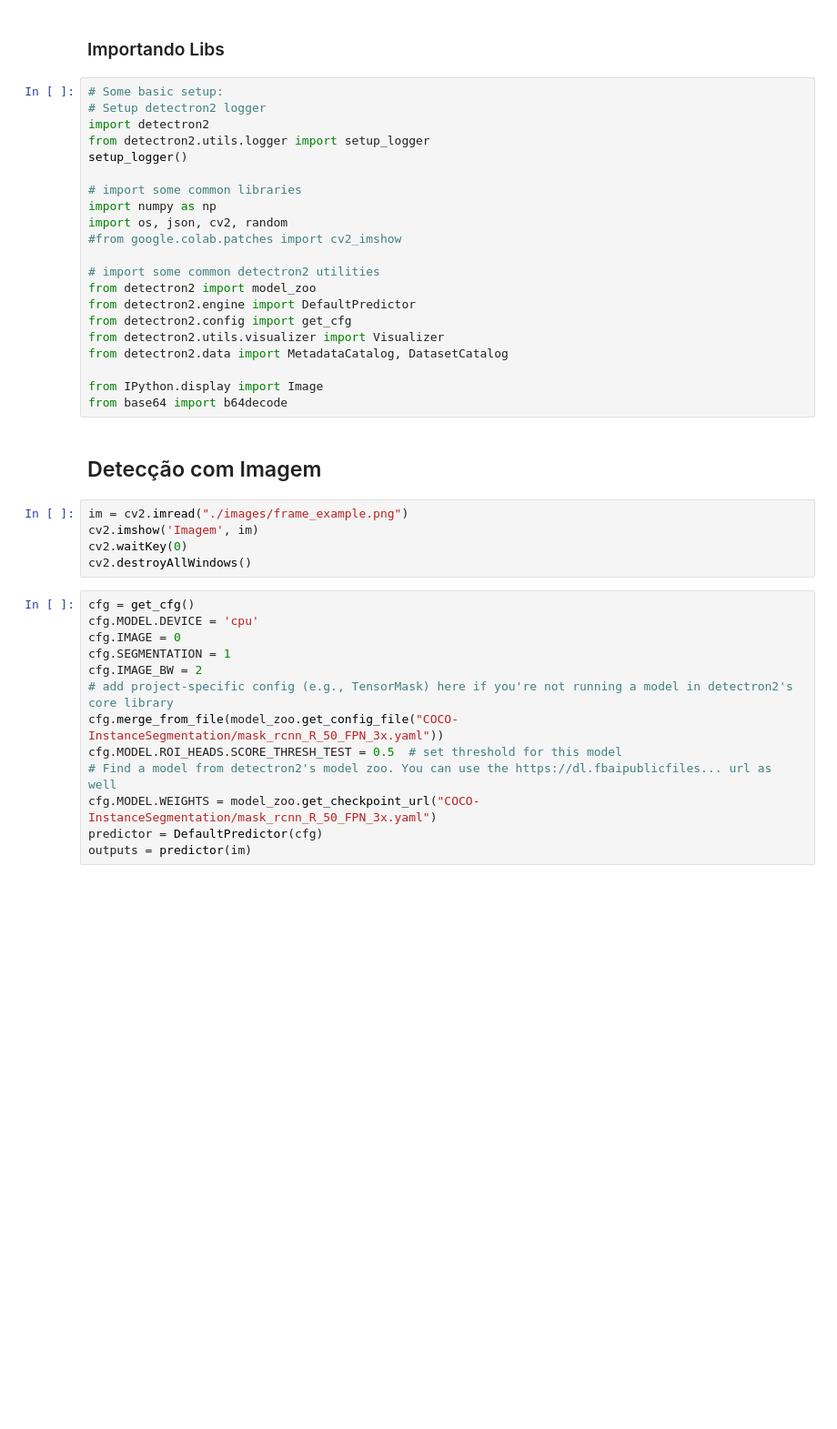
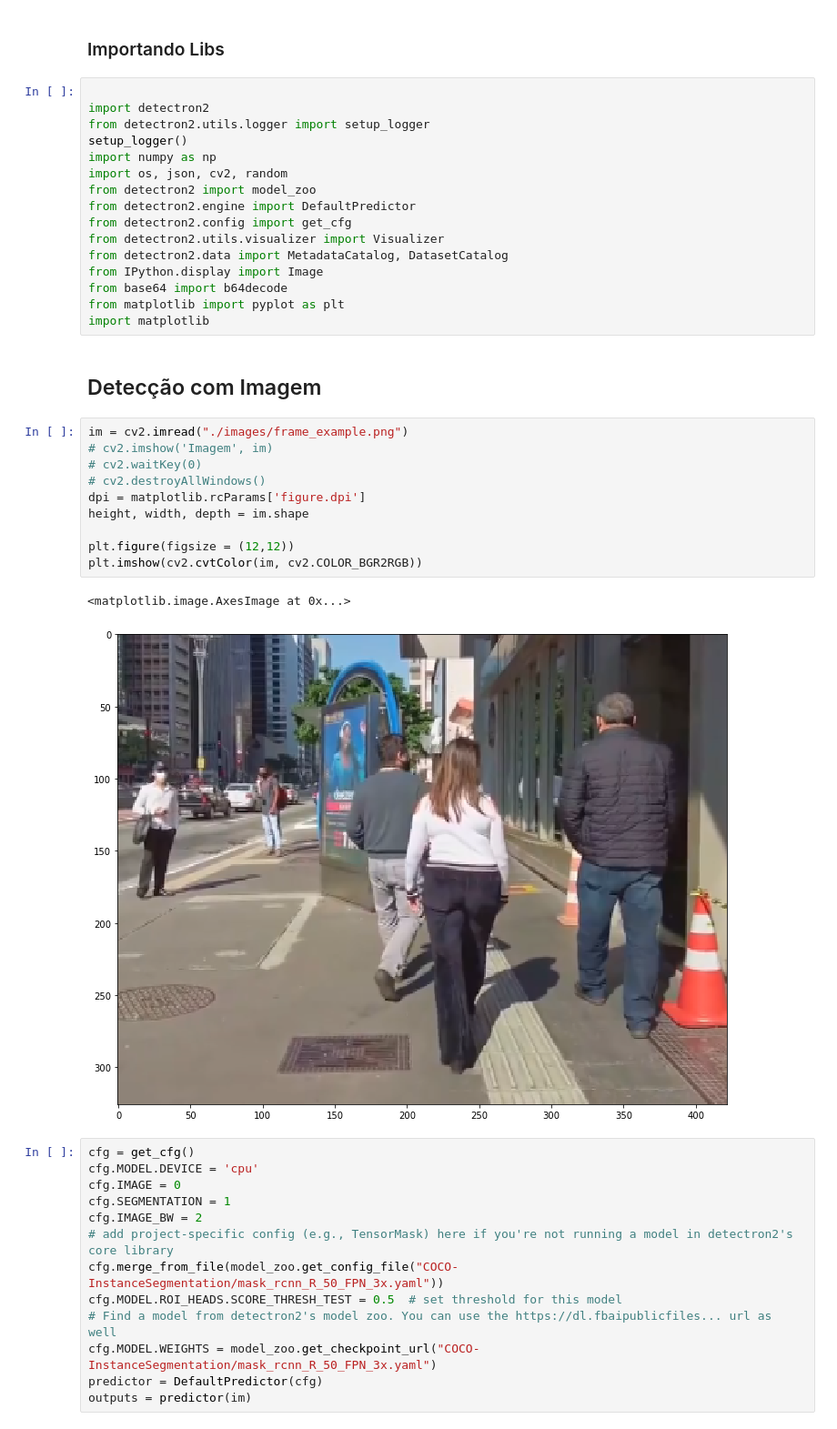
Before and after one commit to DoGuide-PI2/DoGuide-API, a Jupyter notebook: detection/doguideCV.ipynb, the cells around one changed output. Shown at 91% size. Saved outputs shown, nothing was run; the diff lists cells and outputs as text; blank space fills up the shorter version.

Commit message:
Algoritmo de visão computacional passo a passo jupyter imagens

```diff
--- a/detection/doguideCV.ipynb
+++ b/detection/doguideCV.ipynb
@@ -1,33 +1,36 @@
 # %% [markdown]
 ### Importando Libs
 # %%
-# Some basic setup:
-# Setup detectron2 logger
+
 import detectron2
 from detectron2.utils.logger import setup_logger
 setup_logger()
-
-# import some common libraries
 import numpy as np
 import os, json, cv2, random
-#from google.colab.patches import cv2_imshow
-
-# import some common detectron2 utilities
 from detectron2 import model_zoo
 from detectron2.engine import DefaultPredictor
 from detectron2.config import get_cfg
 from detectron2.utils.visualizer import Visualizer
 from detectron2.data import MetadataCatalog, DatasetCatalog
-
 from IPython.display import Image
 from base64 import b64decode
+from matplotlib import pyplot as plt
+import matplotlib
 # %% [markdown]
 ## Detecção com Imagem
 # %%
 im = cv2.imread("./images/frame_example.png")
-cv2.imshow('Imagem', im)
-cv2.waitKey(0)
-cv2.destroyAllWindows()
+# cv2.imshow('Imagem', im)
+# cv2.waitKey(0)
+# cv2.destroyAllWindows()
+dpi = matplotlib.rcParams['figure.dpi']
+height, width, depth = im.shape
+
+plt.figure(figsize = (12,12))
+plt.imshow(cv2.cvtColor(im, cv2.COLOR_BGR2RGB))
+# %% [output]
+<matplotlib.image.AxesImage at 0x...>
+[figure, added]
 # %%
 cfg = get_cfg()
 cfg.MODEL.DEVICE = 'cpu'
```
Also changed, not shown: parts of 8 cells of this notebook, 1 other file.
